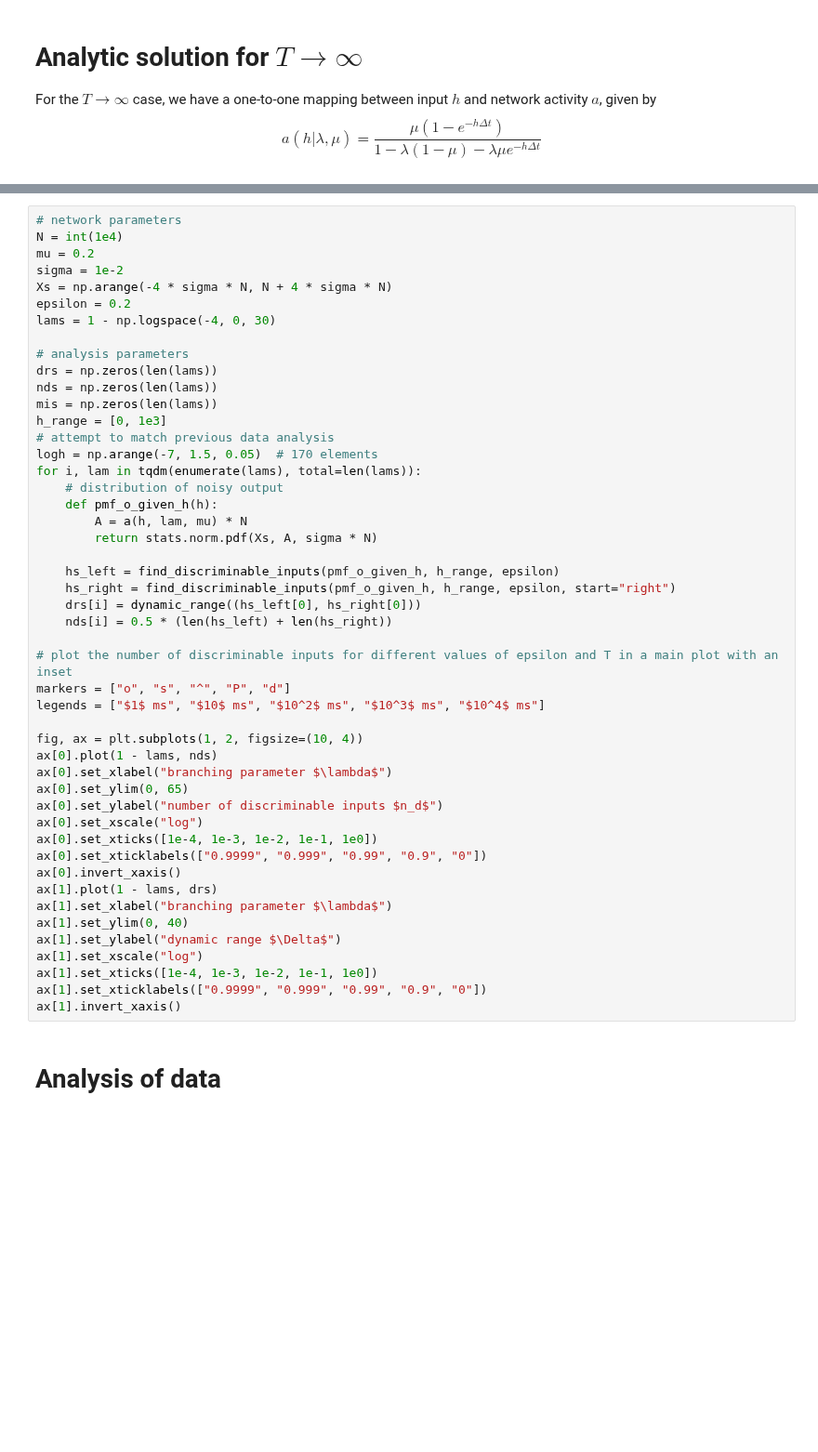
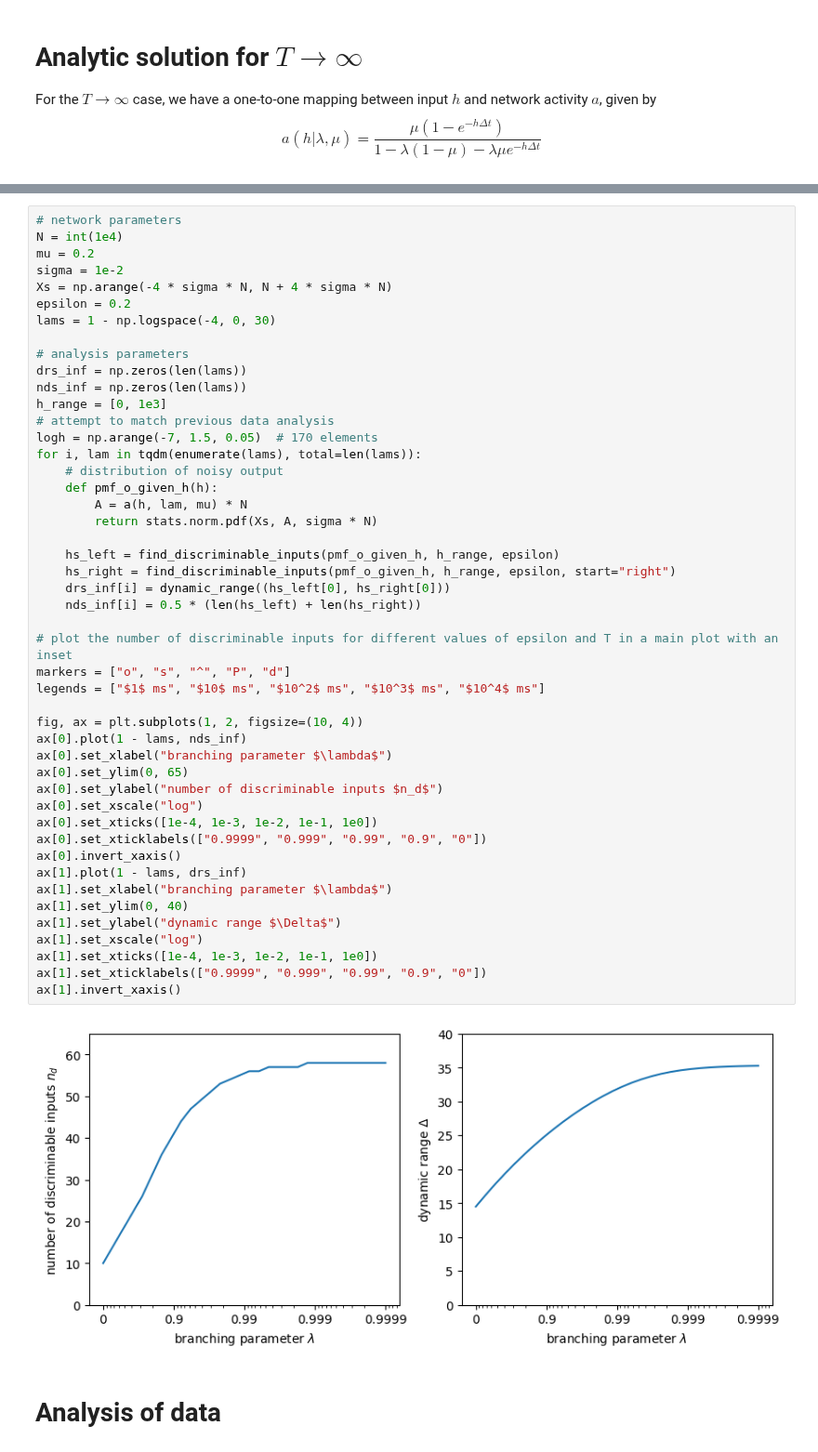
Before and after one commit to sahelazizpour/Finite-Observation-Dynamic-Range, a Jupyter notebook: 0_update/analysis_new.ipynb, the cells around one changed output, grey strips where cells are left out. Shown at 93% size. Drawn from its saved outputs; the diff is of its cells as text; blank space fills up the shorter version.

```diff
--- a/0_update/analysis_new.ipynb
+++ b/0_update/analysis_new.ipynb
@@ -145,43 +155,44 @@ epsilon = 0.2
 lams = 1 - np.logspace(-4, 0, 30)
 
 # analysis parameters
-drs = np.zeros(len(lams))
-nds = np.zeros(len(lams))
-mis = np.zeros(len(lams))
+drs_inf = np.zeros(len(lams))
+nds_inf = np.zeros(len(lams))
 h_range = [0, 1e3]
 # attempt to match previous data analysis
 logh = np.arange(-7, 1.5, 0.05)  # 170 elements
 for i, lam in tqdm(enumerate(lams), total=len(lams)):
     # distribution of noisy output
     def pmf_o_given_h(h):
         A = a(h, lam, mu) * N
         return stats.norm.pdf(Xs, A, sigma * N)
 
     hs_left = find_discriminable_inputs(pmf_o_given_h, h_range, epsilon)
     hs_right = find_discriminable_inputs(pmf_o_given_h, h_range, epsilon, start="right")
-    drs[i] = dynamic_range((hs_left[0], hs_right[0]))
-    nds[i] = 0.5 * (len(hs_left) + len(hs_right))
+    drs_inf[i] = dynamic_range((hs_left[0], hs_right[0]))
+    nds_inf[i] = 0.5 * (len(hs_left) + len(hs_right))
 
 # plot the number of discriminable inputs for different values of epsilon and T in a main plot with an inset
 markers = ["o", "s", "^", "P", "d"]
 legends = ["$1$ ms", "$10$ ms", "$10^2$ ms", "$10^3$ ms", "$10^4$ ms"]
 
 fig, ax = plt.subplots(1, 2, figsize=(10, 4))
-ax[0].plot(1 - lams, nds)
+ax[0].plot(1 - lams, nds_inf)
 ax[0].set_xlabel("branching parameter $\lambda$")
 ax[0].set_ylim(0, 65)
 ax[0].set_ylabel("number of discriminable inputs $n_d$")
 ax[0].set_xscale("log")
 ax[0].set_xticks([1e-4, 1e-3, 1e-2, 1e-1, 1e0])
 ax[0].set_xticklabels(["0.9999", "0.999", "0.99", "0.9", "0"])
 ax[0].invert_xaxis()
-ax[1].plot(1 - lams, drs)
+ax[1].plot(1 - lams, drs_inf)
 ax[1].set_xlabel("branching parameter $\lambda$")
 ax[1].set_ylim(0, 40)
 ax[1].set_ylabel("dynamic range $\Delta$")
 ax[1].set_xscale("log")
 ax[1].set_xticks([1e-4, 1e-3, 1e-2, 1e-1, 1e0])
 ax[1].set_xticklabels(["0.9999", "0.999", "0.99", "0.9", "0"])
 ax[1].invert_xaxis()
+# %% [output]
+[figure, added]
 # %% [markdown]
 # Analysis of data
```
Also changed, not shown: parts of 17 cells of this notebook, 1 other file.
